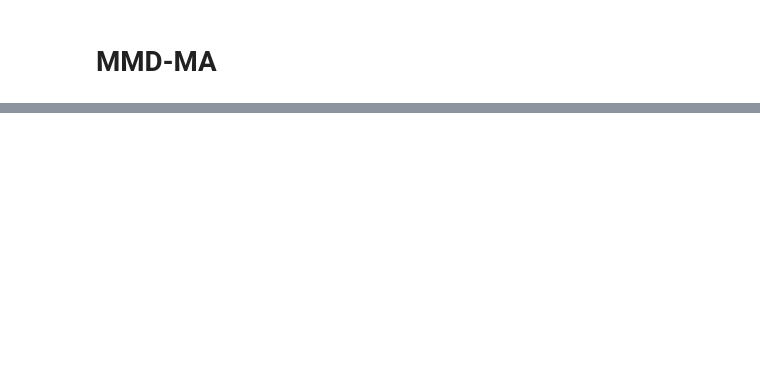
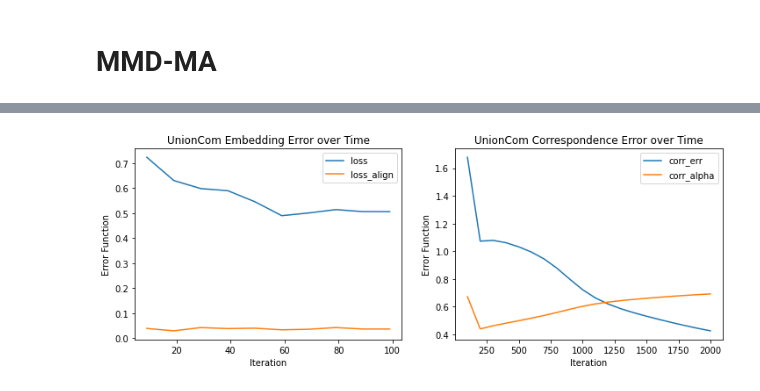
Before and after one commit to Oafish1/WR2MD, a Jupyter notebook: examples/example.ipynb, the cells around one changed output, grey strips where cells are left out. Cells and saved outputs as stored; diff of their text form; code cells hidden in the pictures; blank space fills up the shorter version.

```diff
--- a/examples/example.ipynb
+++ b/examples/example.ipynb
@@ -35,0 +50,7 @@ plt.legend(loc='upper right')
+# %%
+data1 = np.loadtxt("./sample_data/unioncom/domain1.txt")
+data2 = np.loadtxt("./sample_data/unioncom/domain2.txt")
+type1 = np.loadtxt("./sample_data/unioncom/type1.txt")
+type2 = np.loadtxt("./sample_data/unioncom/type2.txt")
+type1 = type1.astype(np.int)
+type2 = type2.astype(np.int)
@@ -35,0 +66,27 @@ plt.legend(loc='upper right')
+# %%
+plt.subplots(figsize=(12,4))
+plt.subplot(1,2,1)
+keys = ['loss', 'loss_align']
+
+for k in keys:
+    plt.plot(hist['iteration'], hist[k], label=k)
+
+plt.xlabel('Iteration')
+plt.ylabel('Error Function')
+plt.title('UnionCom Embedding Error over Time')
+
+plt.legend(loc='upper right')
+
+plt.subplot(1,2,2)
+keys = ['corr_err', 'corr_alpha']
+
+for k in keys:
+    plt.plot(hist['corr_iteration'], hist[k], label=k)
+
+plt.xlabel('Iteration')
+plt.ylabel('Error Function')
+plt.title('UnionCom Correspondence Error over Time')
+
+_ = plt.legend(loc='upper right')
+# %% [output]
+[figure, added]
```
Also changed, not shown: parts of 16 cells of this notebook, 49 other files.
